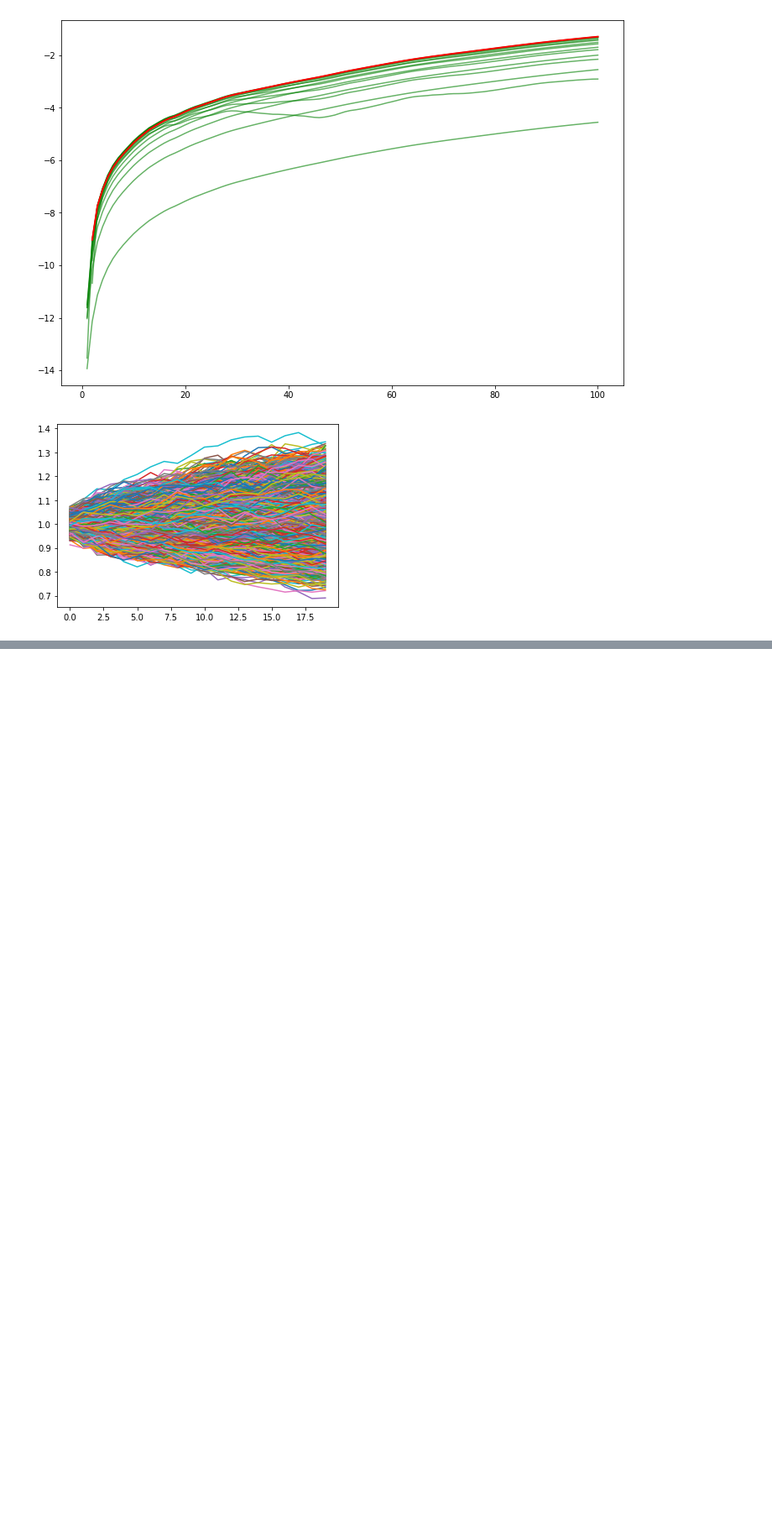
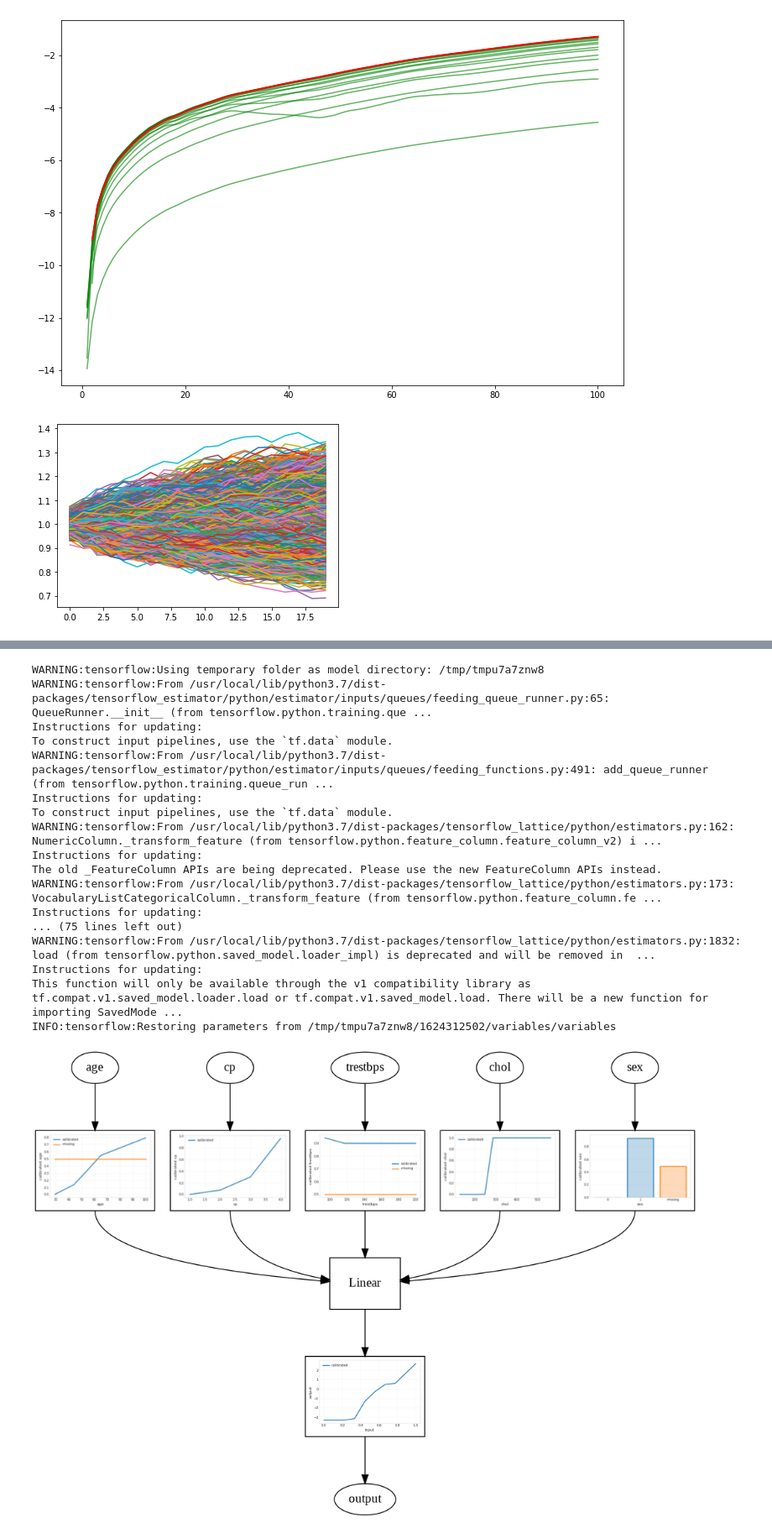
Before and after one commit to RoetGer/decisions-under-uncertainty, a Jupyter notebook: solved_problems.ipynb, the cells around one changed output, grey strips where cells are left out. Shown at 84% size. Cells and saved outputs as stored; diff of their text form; code cells hidden in the pictures; blank space fills up the shorter version.

Commit message:
Add tf lattice examples.

```diff
--- a/solved_problems.ipynb
+++ b/solved_problems.ipynb
@@ -1287,0 +1315,12 @@ plt.plot(rws.transpose());
+# %%
+# From the tf-lattice tutorial at https://www.tensorflow.org/lattice/tutorials/canned_estimators
+csv_file = tf.keras.utils.get_file(
+    'heart.csv', 'http://storage.googleapis.com/download.tensorflow.org/data/heart.csv')
+df = pd.read_csv(csv_file)
+target = df.pop('target')
+train_size = int(len(df) * 0.8)
+train_x = df[:train_size]
+train_y = target[:train_size]
+test_x = df[train_size:]
+test_y = target[train_size:]
+df.head()
@@ -1287,0 +1336,5 @@ plt.plot(rws.transpose());
+# %%
+LEARNING_RATE = 0.01
+BATCH_SIZE = 128
+NUM_EPOCHS = 500
+PREFITTING_NUM_EPOCHS = 10
@@ -1287,0 +1491,43 @@ plt.plot(rws.transpose());
+# %%
+# Model config defines the model structure for the estimator.
+model_config = tfl.configs.CalibratedLinearConfig(
+    feature_configs=feature_configs,
+    use_bias=True,
+    output_calibration=True,
+    regularizer_configs=[
+        # Regularizer for the output calibrator.
+        tfl.configs.RegularizerConfig(name='output_calib_hessian', l2=1e-4),
+    ])
+# A CannedClassifier is constructed from the given model config.
+estimator = tfl.estimators.CannedClassifier(
+    feature_columns=feature_columns[:5],
+    model_config=model_config,
+    feature_analysis_input_fn=feature_analysis_input_fn,
+    optimizer=tf.keras.optimizers.Adam(LEARNING_RATE),
+    config=tf.estimator.RunConfig(tf_random_seed=42))
+estimator.train(input_fn=train_input_fn)
+results = estimator.evaluate(input_fn=test_input_fn)
+print('Calibrated linear test AUC: {}'.format(results['auc']))
+saved_model_path = estimator.export_saved_model(estimator.model_dir,
+                                                serving_input_fn)
+model_graph = tfl.estimators.get_model_graph(saved_model_path)
+tfl.visualization.draw_model_graph(model_graph)
+# %% [output]
+WARNING:tensorflow:Using temporary folder as model directory: /tmp/tmpu7a7znw8
+WARNING:tensorflow:From /usr/local/lib/python3.7/dist-packages/tensorflow_estimator/python/estimator/inputs/queues/feeding_queue_runner.py:65: QueueRunner.__init__ (from tensorflow.python.training.que ...
+Instructions for updating:
+To construct input pipelines, use the `tf.data` module.
+WARNING:tensorflow:From /usr/local/lib/python3.7/dist-packages/tensorflow_estimator/python/estimator/inputs/queues/feeding_functions.py:491: add_queue_runner (from tensorflow.python.training.queue_run ...
+Instructions for updating:
+To construct input pipelines, use the `tf.data` module.
+WARNING:tensorflow:From /usr/local/lib/python3.7/dist-packages/tensorflow_lattice/python/estimators.py:162: NumericColumn._transform_feature (from tensorflow.python.feature_column.feature_column_v2) i ...
+Instructions for updating:
+The old _FeatureColumn APIs are being deprecated. Please use the new FeatureColumn APIs instead.
+WARNING:tensorflow:From /usr/local/lib/python3.7/dist-packages/tensorflow_lattice/python/estimators.py:173: VocabularyListCategoricalColumn._transform_feature (from tensorflow.python.feature_column.fe ...
+Instructions for updating:
+... (75 lines left out)
+WARNING:tensorflow:From /usr/local/lib/python3.7/dist-packages/tensorflow_lattice/python/estimators.py:1832: load (from tensorflow.python.saved_model.loader_impl) is deprecated and will be removed in  ...
+Instructions for updating:
+This function will only be available through the v1 compatibility library as tf.compat.v1.saved_model.loader.load or tf.compat.v1.saved_model.load. There will be a new function for importing SavedMode ...
+INFO:tensorflow:Restoring parameters from /tmp/tmpu7a7znw8/1624312502/variables/variables
+[figure, added]
```
Also changed, not shown: parts of 7 cells of this notebook.
